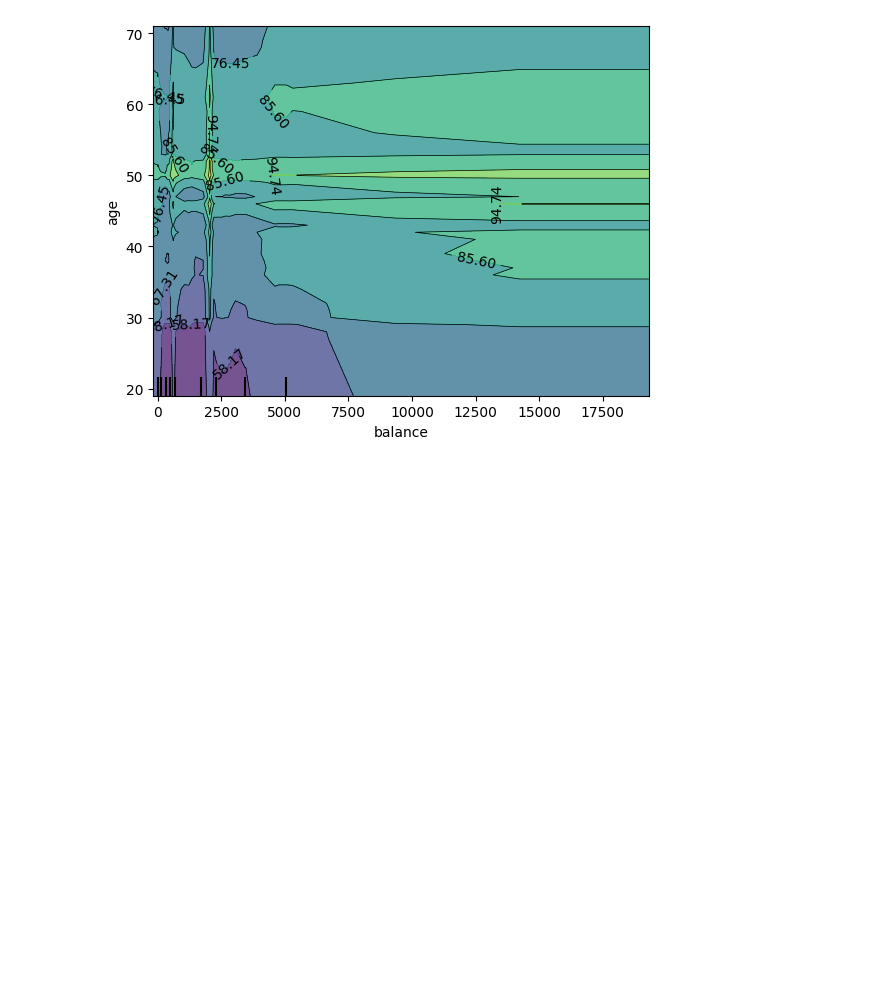
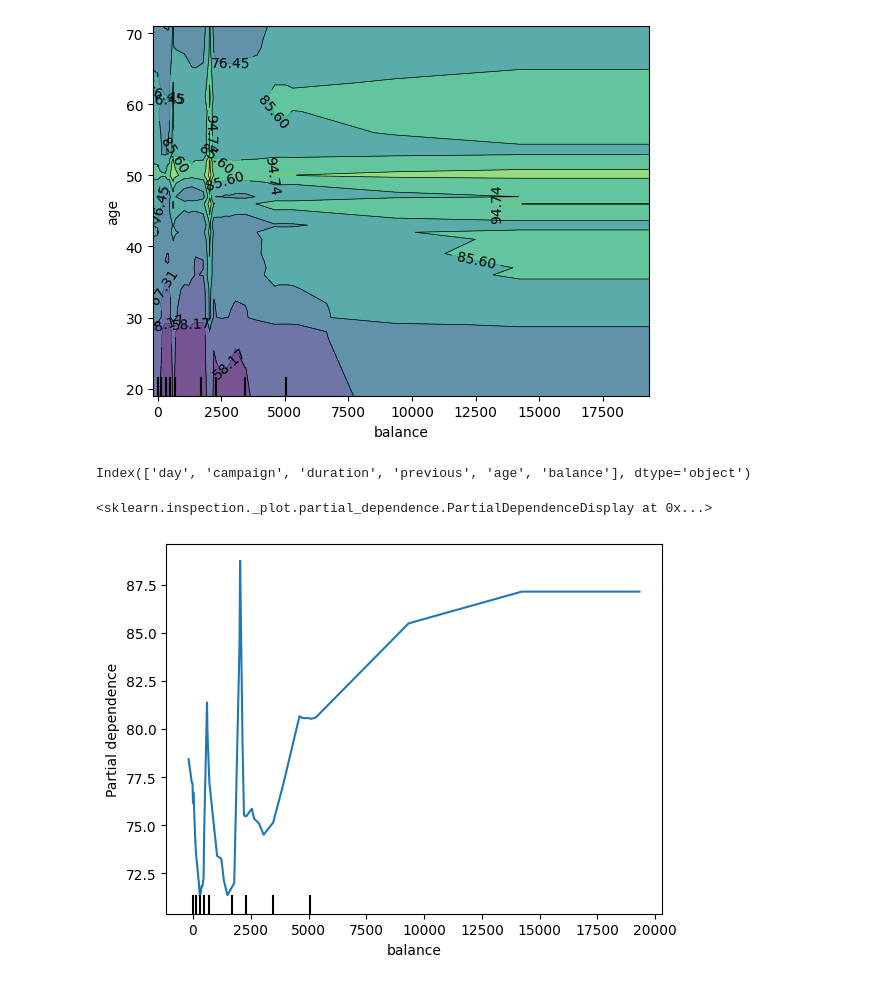
Before and after one commit to debizson/Mesi, a Jupyter notebook: ai_database_.ipynb, the cells around one changed output. Drawn from its saved outputs; the diff is of its cells as text; code cells hidden in the pictures; blank space fills up the shorter version.

```diff
--- a/ai_database_.ipynb
+++ b/ai_database_.ipynb
@@ -910,3 +1004,21 @@ PartialDependenceDisplay.from_estimator(reg, dev_x_yes,[('balance', 'age')], met
 Index(['day', 'campaign', 'duration', 'previous', 'age', 'balance'], dtype='object')
 <sklearn.inspection._plot.partial_dependence.PartialDependenceDisplay at 0x...>
 [figure]
+# %%
+# 4. mérföld
+#
+# A fenti PdP - nél megpróbálom csökkenteni a dimenziót, pl. ha csak a balance
+# - ra vizsgálom az átlagolást és kiveszem az age - t. Hátha az többet mond
+# a prediktálásról.
+
+print(train_x_yes.columns)
+
+PartialDependenceDisplay.from_estimator(reg, dev_x_yes,[('balance')], method='brute')
+
+# bár pontosabb képet kapunk csak a balnceról, de továbbra is látható
+# tehát, kevés euro egyenleggel a számláján kevesebb idő óta
+#  beszélt egy másik kampány keretében!
+# %% [output]
+Index(['day', 'campaign', 'duration', 'previous', 'age', 'balance'], dtype='object')
+<sklearn.inspection._plot.partial_dependence.PartialDependenceDisplay at 0x...>
+[figure, added]
```
Also changed, not shown: parts of 14 cells of this notebook.
